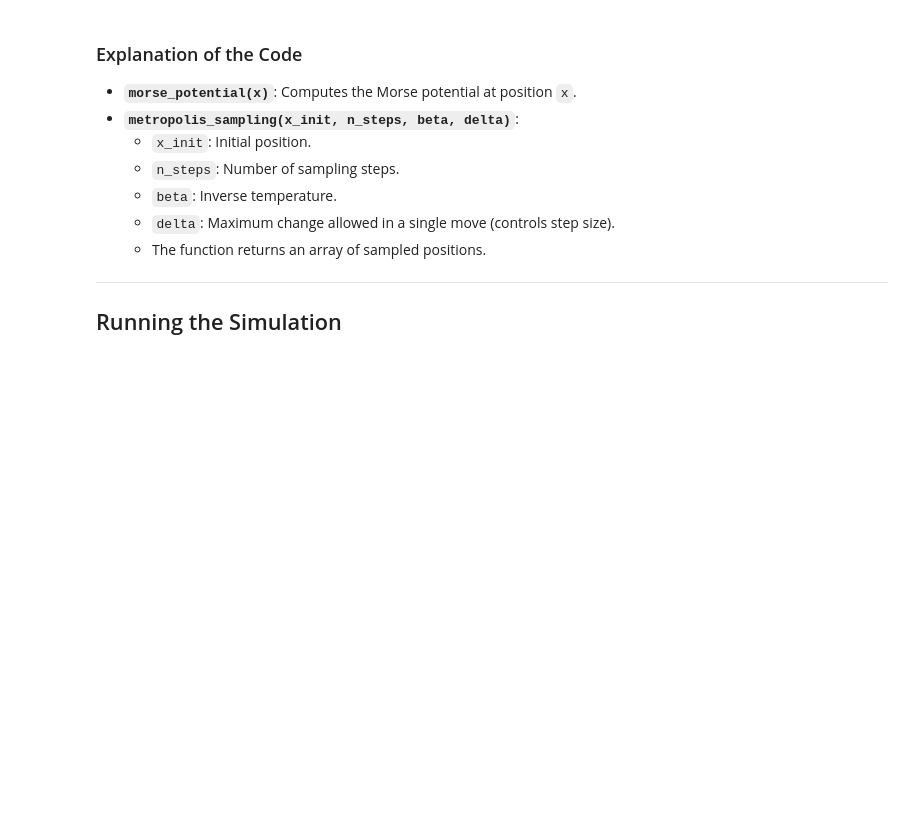
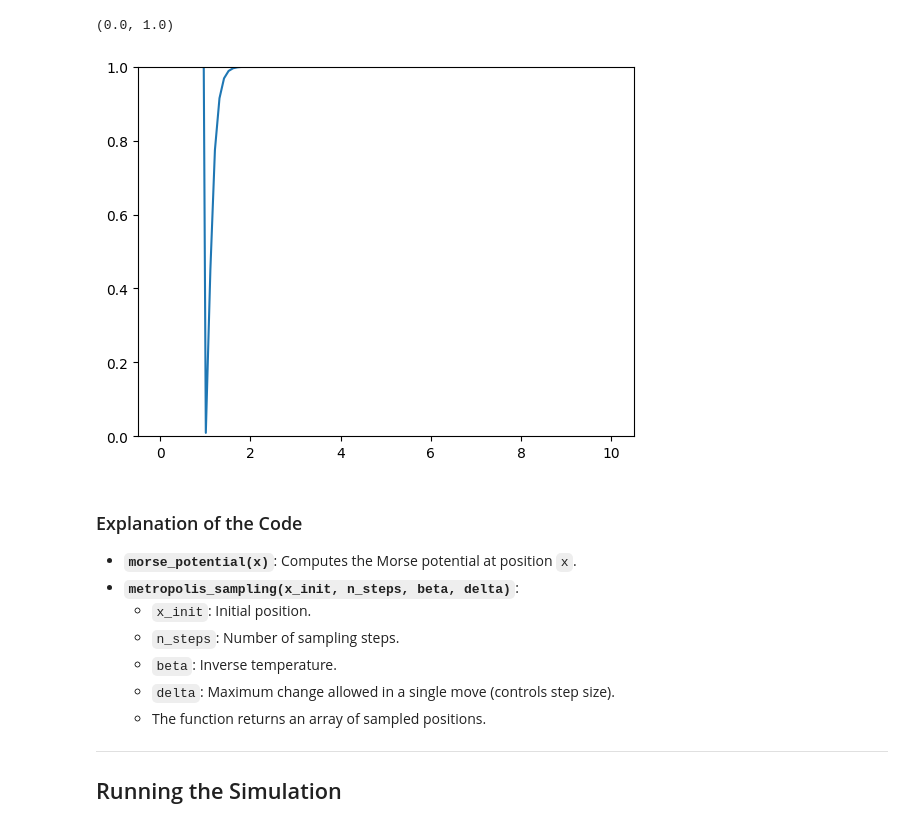
Before and after one commit to P-mandevillei/chem-4050-5050, a Jupyter notebook: lecture_notes/14/lecture-14-metropolis.ipynb, the cells around one changed output. Saved outputs shown, nothing was run; the diff lists cells and outputs as text; code cells hidden in the pictures; blank space fills up the shorter version.

```diff
--- a/lecture_notes/14/lecture-14-metropolis.ipynb
+++ b/lecture_notes/14/lecture-14-metropolis.ipynb
@@ -122 +138,9 @@ We'll implement the Metropolis algorithm to sample configurations from the Boltz
+# %%
+x = np.linspace(0, 10, 100)
+y = morse_potential(x, 1, 10, 1)
+plt.plot(x, y)
+plt.ylim(0, 1)
+# %% [output]
+(0.0, 1.0)
+[figure, added]
 # %%
```
Also changed, not shown: parts of 12 cells of this notebook, 4 other files.
